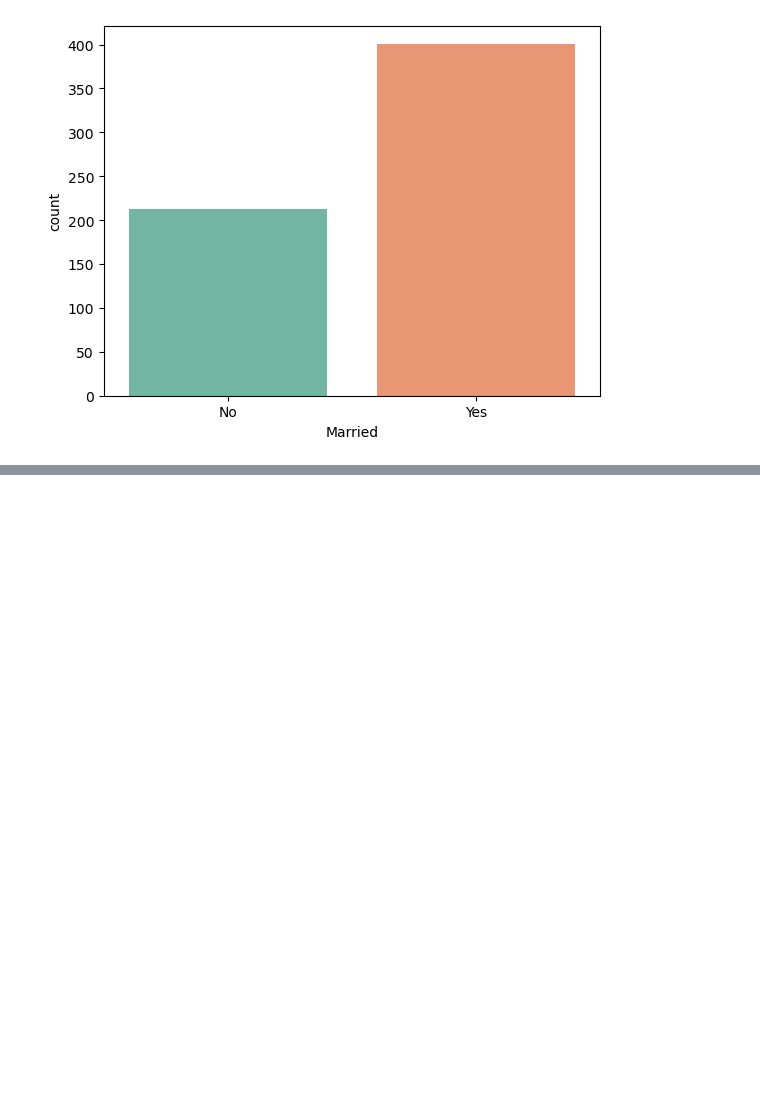
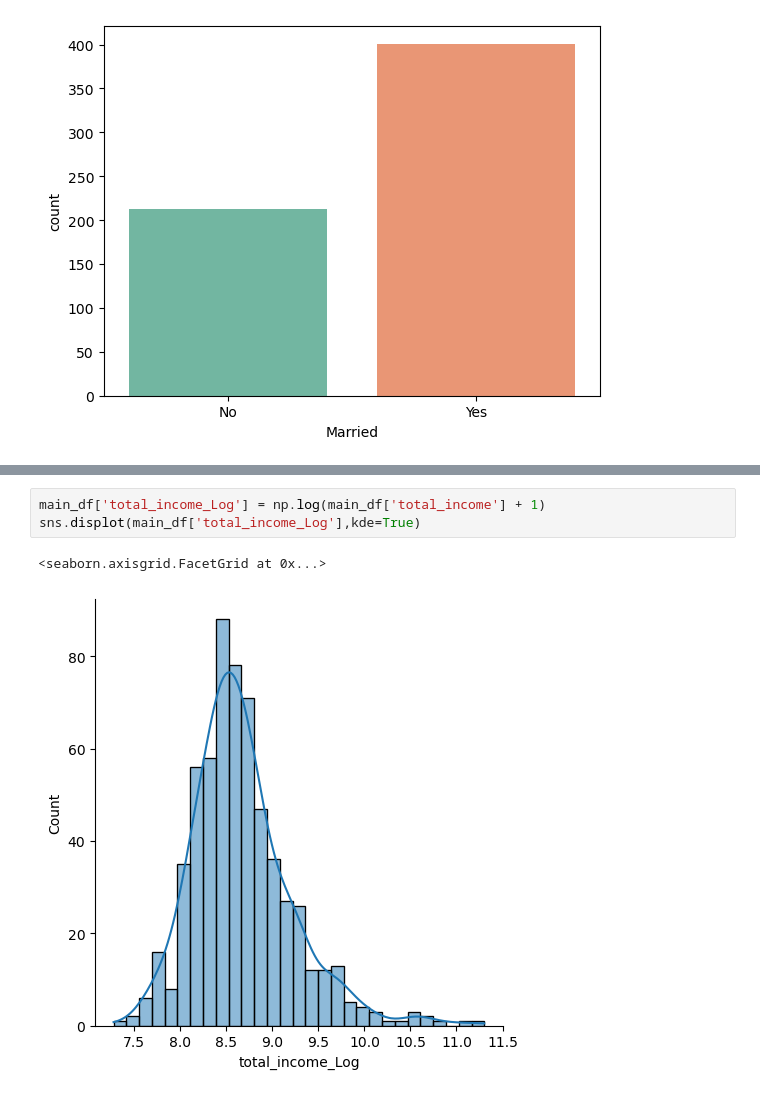
Before and after one commit to adithyan-sys/Loan-approval-prediction-analysis, a Jupyter notebook: notebook/models.ipynb, the cells around one changed output, grey strips where cells are left out. Drawn from its saved outputs; the diff is of its cells as text; blank space fills up the shorter version.

```diff
--- a/notebook/models.ipynb
+++ b/notebook/models.ipynb
@@ -193,0 +222,6 @@ ValueError: could not convert string to float: 'LP001002'
+# %%
+main_df['total_income_Log'] = np.log(main_df['total_income'] + 1)
+sns.displot(main_df['total_income_Log'],kde=True)
+# %% [output]
+<seaborn.axisgrid.FacetGrid at 0x...>
+[figure, added]
```
Also changed, not shown: parts of 7 cells of this notebook.
